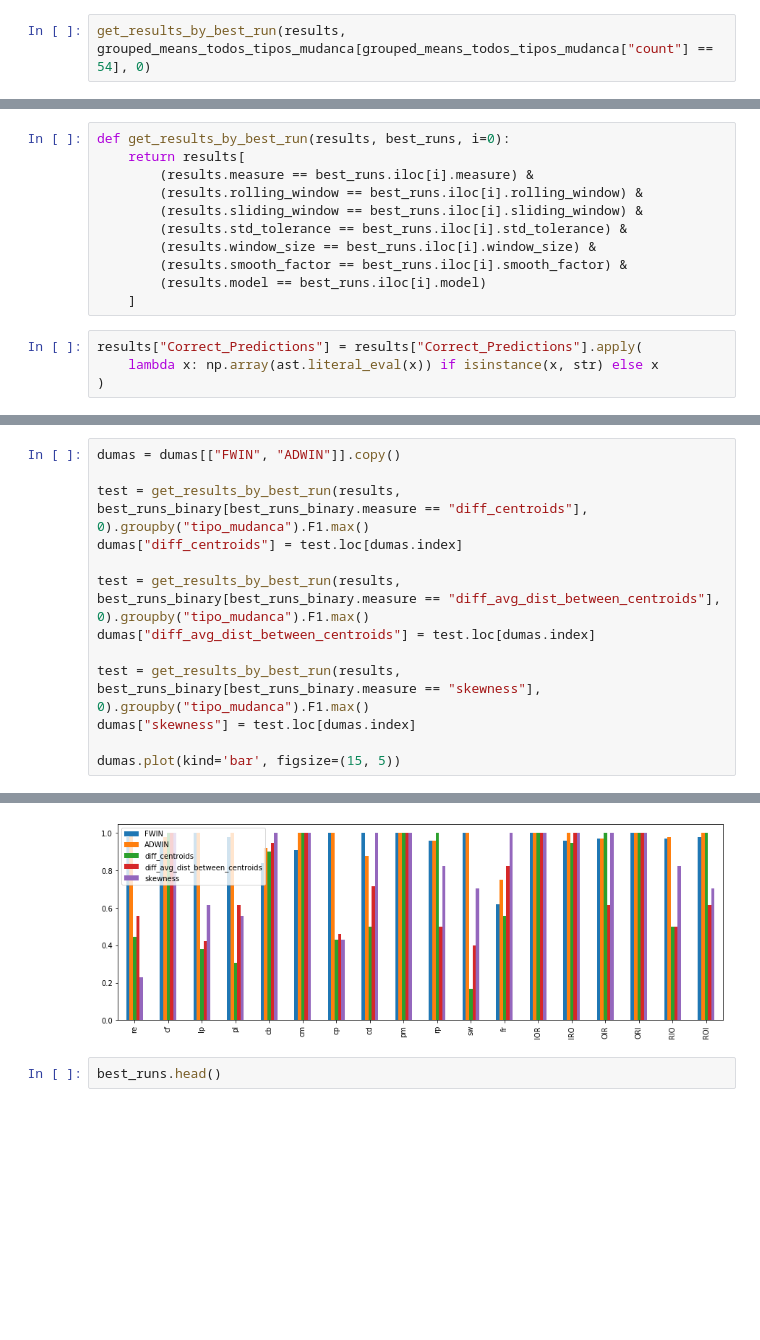
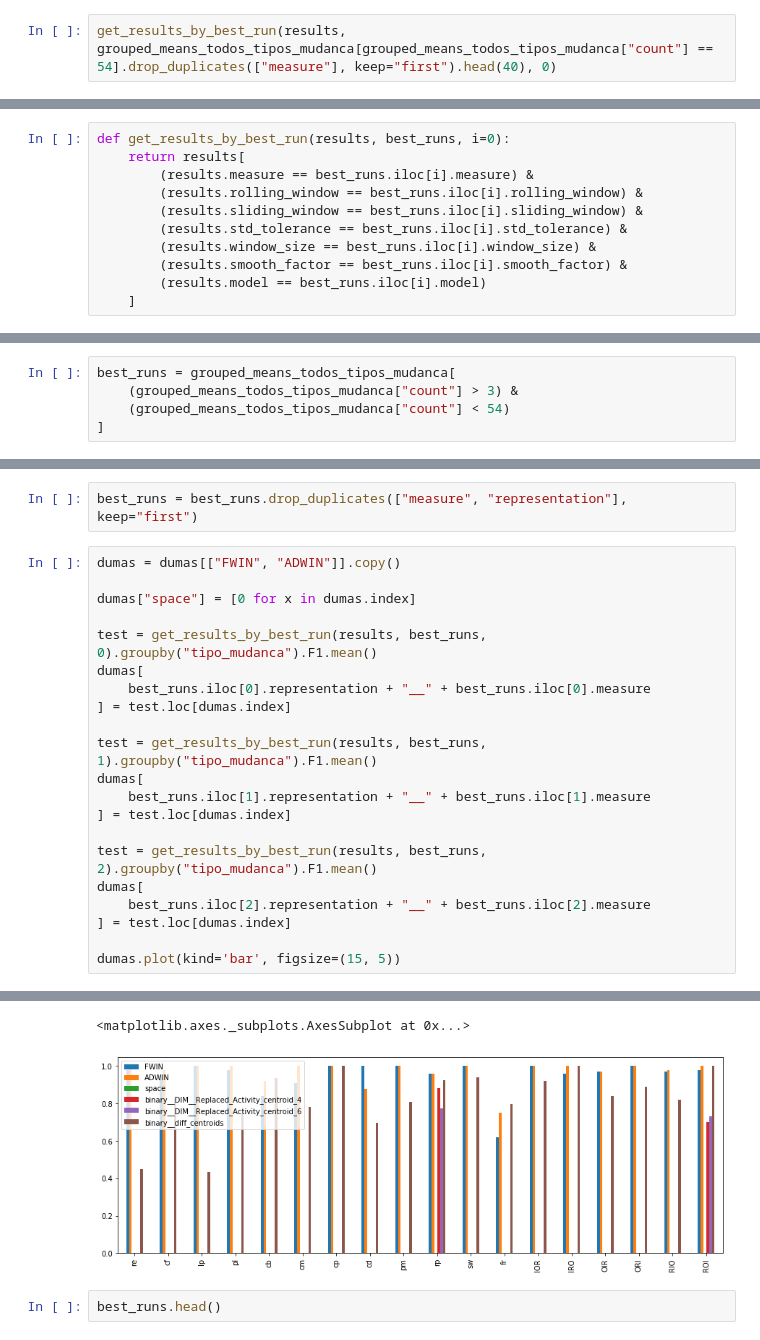
Before and after one commit to rafaelgasp/experimentos_mestrado, a Jupyter notebook: Analise_Resultados.ipynb, the cells around one changed output, grey strips where cells are left out. Cells and saved outputs as stored; diff of their text form; blank space fills up the shorter version.

```diff
--- a/Analise_Resultados.ipynb
+++ b/Analise_Resultados.ipynb
@@ -205,5 +286,5 @@ grouped_means_todos_tipos_mudanca[grouped_means_todos_tipos_mudanca["count"] ==
 | 1158362 | DIM__START_max_avg | max | 3 | True | 1.00 | 100 | agglomerative__k=8_linkage=ward_p... | ... |
 667960 rows × 11 columns
 # %%
-get_results_by_best_run(results, grouped_means_todos_tipos_mudanca[grouped_means_todos_tipos_mudanca["count"] == 54], 0)
+get_results_by_best_run(results, grouped_means_todos_tipos_mudanca[grouped_means_todos_tipos_mudanca["count"] == 54].drop_duplicates(["measure"], keep="first").head(40), 0)
 # %% [output]
@@ -231,7 +300,3 @@ def get_results_by_best_run(results, best_runs, i=0):
         (results.smooth_factor == best_runs.iloc[i].smooth_factor) &
         (results.model == best_runs.iloc[i].model)
     ]
-# %%
-results["Correct_Predictions"] = results["Correct_Predictions"].apply(
-    lambda x: np.array(ast.literal_eval(x)) if isinstance(x, str) else x
-)
@@ -357,0 +303,5 @@ best_runs
+# %%
+best_runs = grouped_means_todos_tipos_mudanca[
+    (grouped_means_todos_tipos_mudanca["count"] > 3) &
+    (grouped_means_todos_tipos_mudanca["count"] < 54)
+]
@@ -358,14 +330,24 @@ best_runs
+# %%
+best_runs = best_runs.drop_duplicates(["measure", "representation"], keep="first")
 # %%
 dumas = dumas[["FWIN", "ADWIN"]].copy()
 
-test = get_results_by_best_run(results, best_runs_binary[best_runs_binary.measure == "diff_centroids"], 0).groupby("tipo_mudanca").F1.max()
-dumas["diff_centroids"] = test.loc[dumas.index]
+dumas["space"] = [0 for x in dumas.index]
 
-test = get_results_by_best_run(results, best_runs_binary[best_runs_binary.measure == "diff_avg_dist_between_centroids"], 0).groupby("tipo_mudanca").F1.max()
-dumas["diff_avg_dist_between_centroids"] = test.loc[dumas.index]
+test = get_results_by_best_run(results, best_runs, 0).groupby("tipo_mudanca").F1.mean()
+dumas[
+    best_runs.iloc[0].representation + "__" + best_runs.iloc[0].measure
+] = test.loc[dumas.index]
 
-test = get_results_by_best_run(results, best_runs_binary[best_runs_binary.measure == "skewness"], 0).groupby("tipo_mudanca").F1.max()
-dumas["skewness"] = test.loc[dumas.index]
+test = get_results_by_best_run(results, best_runs, 1).groupby("tipo_mudanca").F1.mean()
+dumas[
+    best_runs.iloc[1].representation + "__" + best_runs.iloc[1].measure
+] = test.loc[dumas.index]
+
+test = get_results_by_best_run(results, best_runs, 2).groupby("tipo_mudanca").F1.mean()
+dumas[
+    best_runs.iloc[2].representation + "__" + best_runs.iloc[2].measure
+] = test.loc[dumas.index]
 
 dumas.plot(kind='bar', figsize=(15, 5))
 # %% [output]
@@ -373,4 +366,5 @@ dumas.plot(kind='bar', figsize=(15, 5))
+<matplotlib.axes._subplots.AxesSubplot at 0x...>
-[figure, old version]
+[figure, new version]
 # %%
 best_runs.head()
 # %% [output]
```
Also changed, not shown: parts of 43 cells of this notebook, 8 other files.
